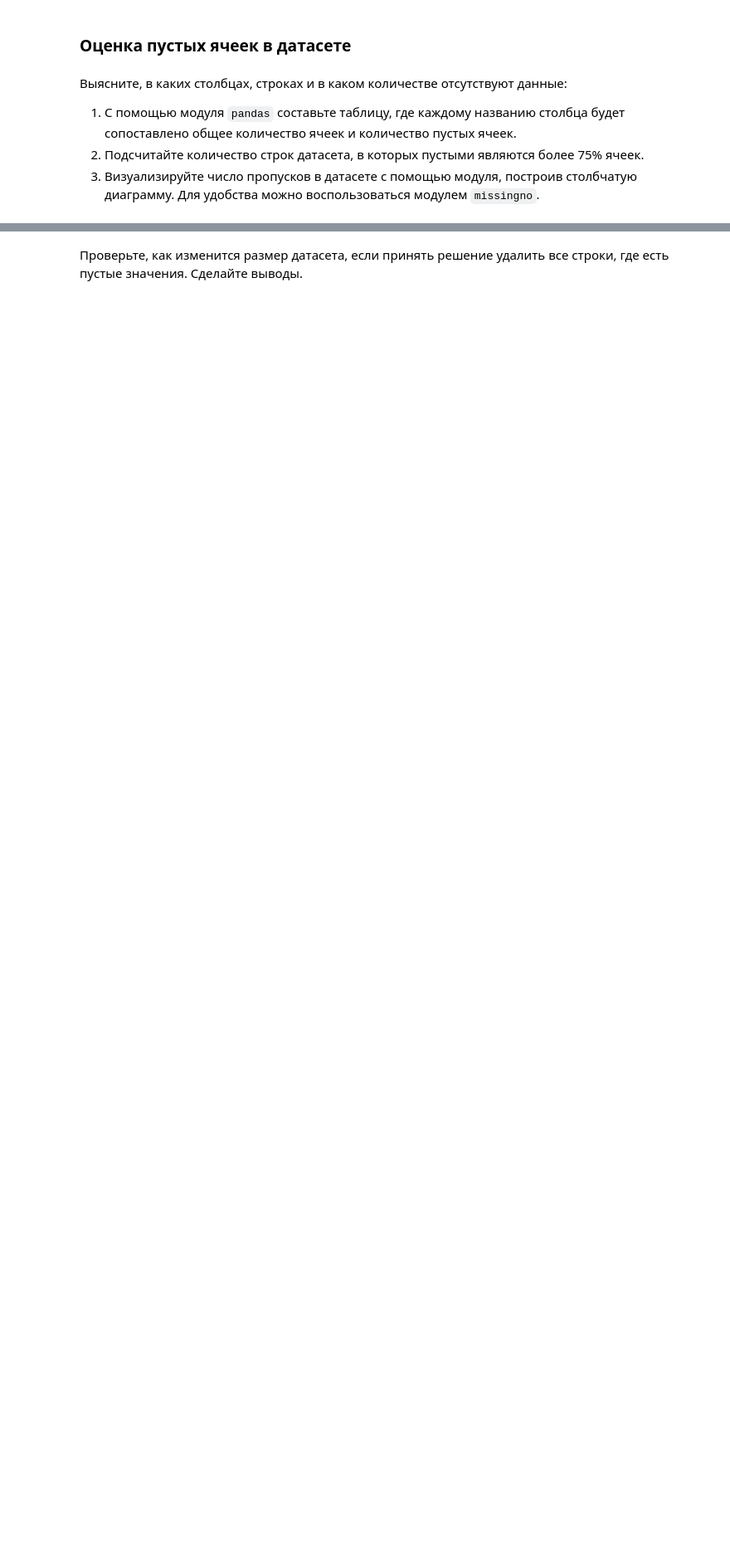
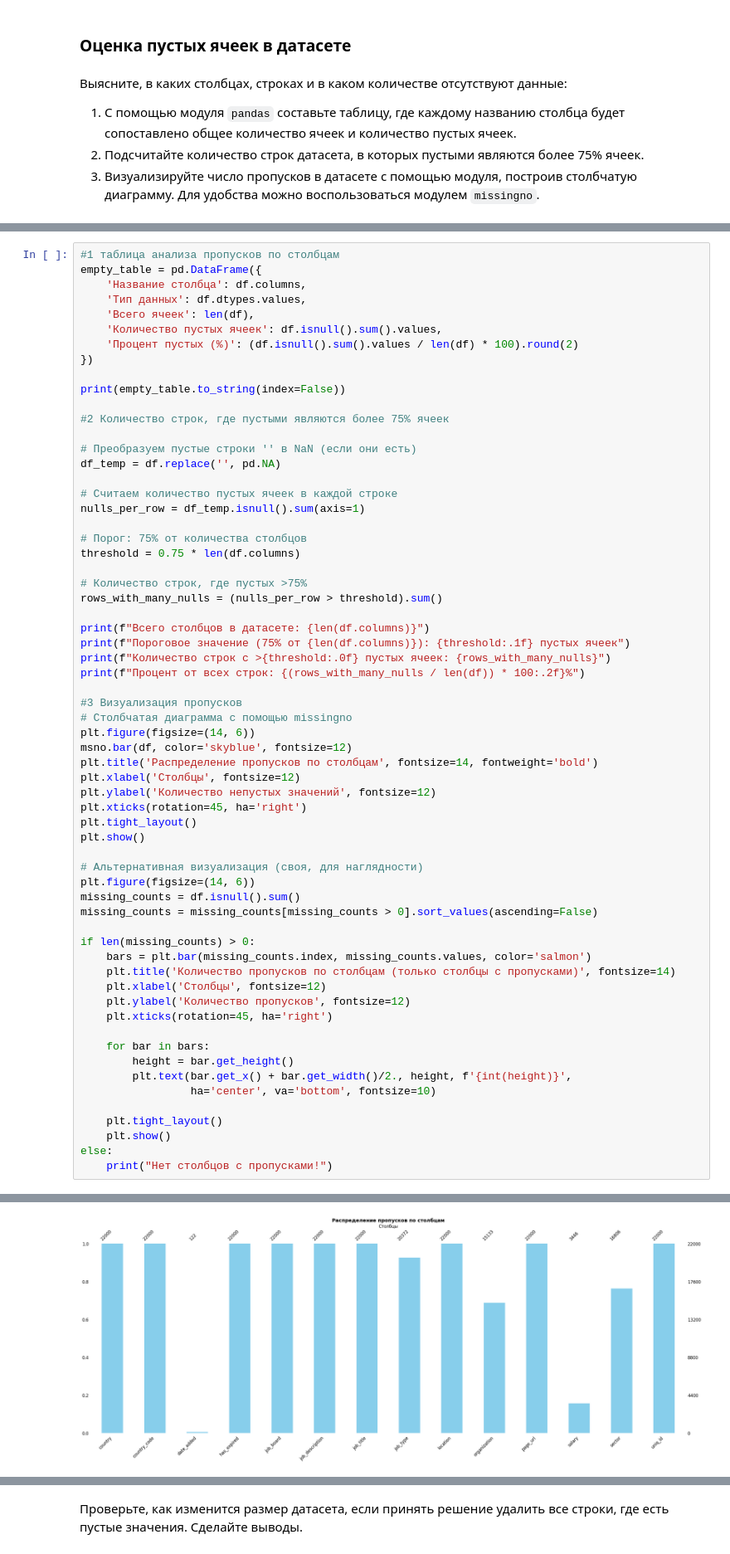
Before and after one commit to SvetaTrusova/LR2_Data_visualisation, a Jupyter notebook: labs/ЛР3_Обеспечение_качества_данных.ipynb, the cells around one changed output, grey strips where cells are left out. Shown at 83% size. Saved outputs shown, nothing was run; the diff lists cells and outputs as text; blank space fills up the shorter version.

```diff
--- a/labs/ЛР3_Обеспечение_качества_данных.ipynb
+++ b/labs/ЛР3_Обеспечение_качества_данных.ipynb
@@ -120,0 +115,64 @@ uniq_id: 22000
+# %%
+#1 таблица анализа пропусков по столбцам
+empty_table = pd.DataFrame({
+    'Название столбца': df.columns,
+    'Тип данных': df.dtypes.values,
+    'Всего ячеек': len(df),
+    'Количество пустых ячеек': df.isnull().sum().values,
+    'Процент пустых (%)': (df.isnull().sum().values / len(df) * 100).round(2)
+})
+
+print(empty_table.to_string(index=False))
+
+#2 Количество строк, где пустыми являются более 75% ячеек
+
+# Преобразуем пустые строки '' в NaN (если они есть)
+df_temp = df.replace('', pd.NA)
+
+# Считаем количество пустых ячеек в каждой строке
+nulls_per_row = df_temp.isnull().sum(axis=1)
+
+# Порог: 75% от количества столбцов
+threshold = 0.75 * len(df.columns)
+
+# Количество строк, где пустых >75%
+rows_with_many_nulls = (nulls_per_row > threshold).sum()
+
+print(f"Всего столбцов в датасете: {len(df.columns)}")
+print(f"Пороговое значение (75% от {len(df.columns)}): {threshold:.1f} пустых ячеек")
+print(f"Количество строк с >{threshold:.0f} пустых ячеек: {rows_with_many_nulls}")
+print(f"Процент от всех строк: {(rows_with_many_nulls / len(df)) * 100:.2f}%")
+
+#3 Визуализация пропусков
+# Столбчатая диаграмма с помощью missingno
+plt.figure(figsize=(14, 6))
+msno.bar(df, color='skyblue', fontsize=12)
+plt.title('Распределение пропусков по столбцам', fontsize=14, fontweight='bold')
+plt.xlabel('Столбцы', fontsize=12)
+plt.ylabel('Количество непустых значений', fontsize=12)
+plt.xticks(rotation=45, ha='right')
+plt.tight_layout()
+plt.show()
+
+# Альтернативная визуализация (своя, для наглядности)
+plt.figure(figsize=(14, 6))
+missing_counts = df.isnull().sum()
+missing_counts = missing_counts[missing_counts > 0].sort_values(ascending=False)
+
+if len(missing_counts) > 0:
+    bars = plt.bar(missing_counts.index, missing_counts.values, color='salmon')
+    plt.title('Количество пропусков по столбцам (только столбцы с пропусками)', fontsize=14)
+    plt.xlabel('Столбцы', fontsize=12)
+    plt.ylabel('Количество пропусков', fontsize=12)
+    plt.xticks(rotation=45, ha='right')
+
+    for bar in bars:
+        height = bar.get_height()
+        plt.text(bar.get_x() + bar.get_width()/2., height, f'{int(height)}',
+                 ha='center', va='bottom', fontsize=10)
+
+    plt.tight_layout()
+    plt.show()
+else:
+    print("Нет столбцов с пропусками!")
+# %% [output]
@@ -120,0 +198 @@ uniq_id: 22000
+[figure, added]
```
Also changed, not shown: parts of 11 cells of this notebook.
